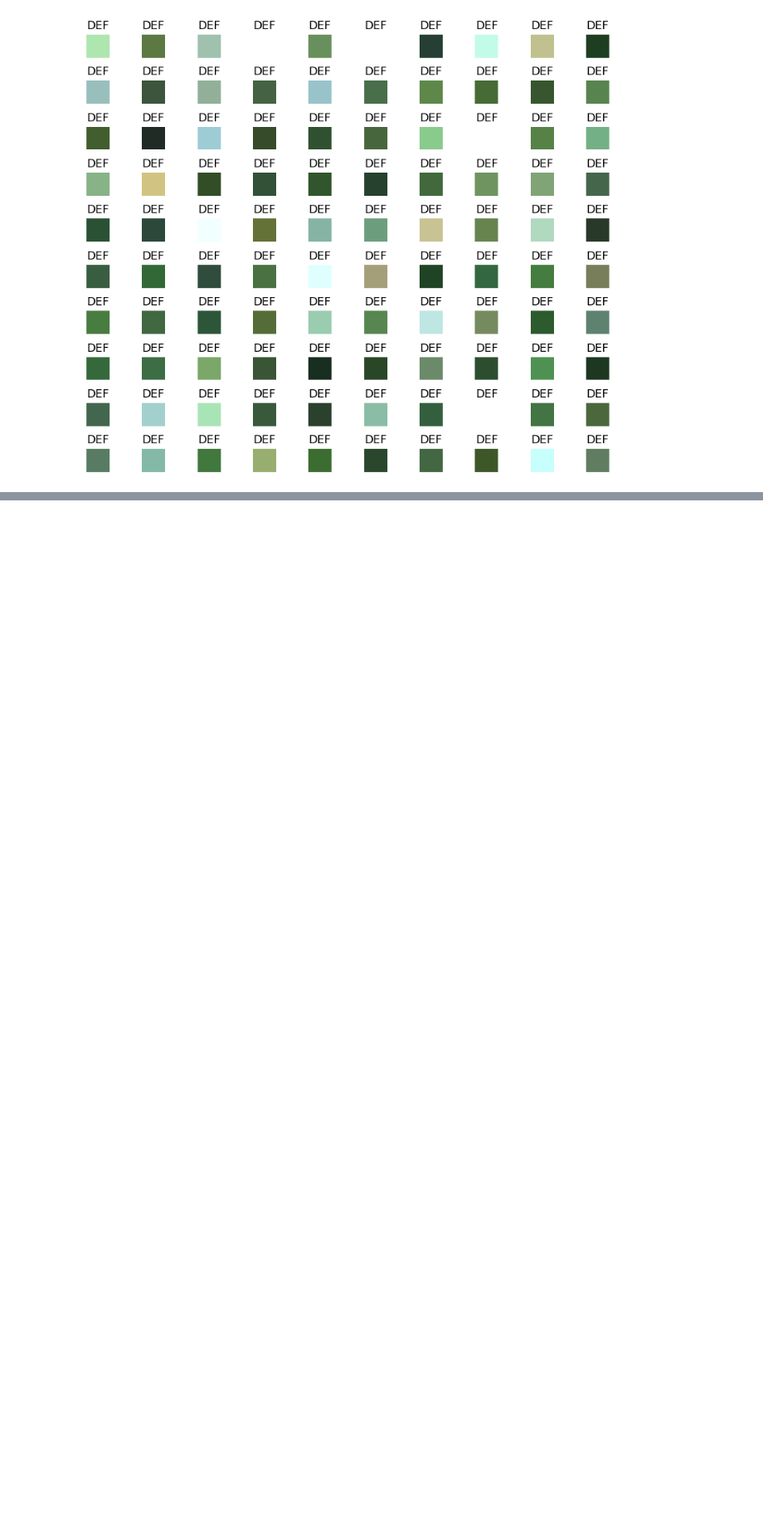
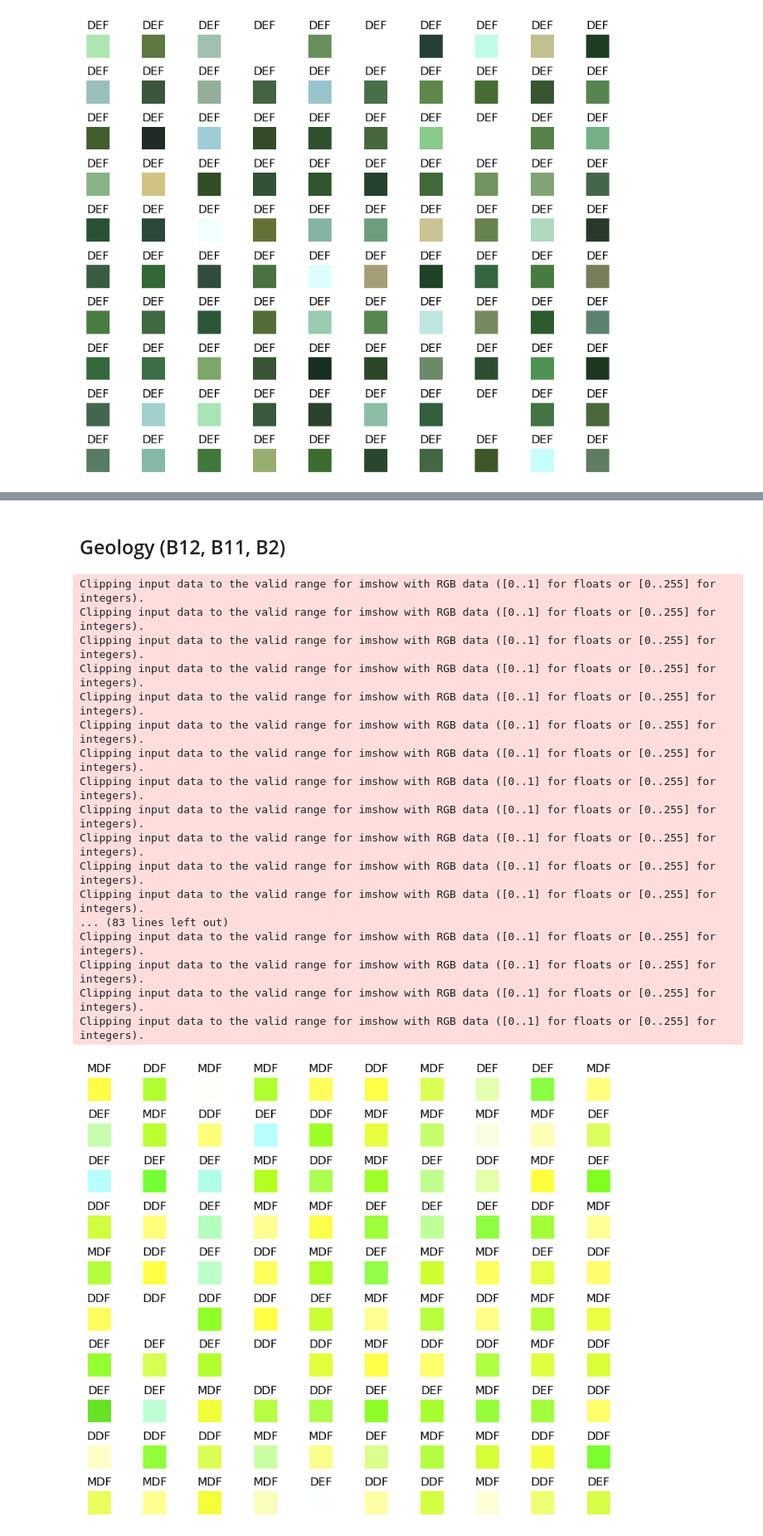
Before and after one commit to xHexlabx/SuperAI_SS4_Recap, a Jupyter notebook: SuperAI_SS4_Level_2/Hack_7_Forest_Type_Classification/Forest_Type_Image_Classification.ipynb, the cells around one changed output, grey strips where cells are left out. Shown at 83% size. Saved outputs shown, nothing was run; the diff lists cells and outputs as text; code cells hidden in the pictures; blank space fills up the shorter version.

```diff
--- a/SuperAI_SS4_Level_2/Hack_7_Forest_Type_Classification/Forest_Type_Image_Classification.ipynb
+++ b/SuperAI_SS4_Level_2/Hack_7_Forest_Type_Classification/Forest_Type_Image_Classification.ipynb
@@ -233,0 +304,40 @@ Clipping input data to the valid range for imshow with RGB data ([0..1] for floa
+# %% [markdown]
+## Geology (B12, B11, B2)
+# %%
+size = 100
+
+x = np.stack([ np.array( [ [train_df.iloc[idx]['b12'] , train_df.iloc[idx]['b11'] , train_df.iloc[idx]['b2'] ] ] ) for idx in range(size)])
+y = [train_df.iloc[idx]['nforest_type'] for idx in range(size)]
+
+x = np.reshape(x, (size , 1 , 1 , 3))
+
+fig, axes = plt.subplots(nrows = 10, ncols=10, figsize=(10, 8))
+
+for idx in range(100) :
+
+    axes[idx // 10 ,idx % 10].imshow(x[idx] / 1000)
+    axes[idx // 10 ,idx % 10].axis('off')
+    axes[idx // 10 ,idx % 10].set_title(y[idx])
+
+fig.subplots_adjust(left = 0.1, right = 0.9, top = 0.9, bottom = 0.1, hspace=1)
+
+plt.show()
+# %% [output]
+Clipping input data to the valid range for imshow with RGB data ([0..1] for floats or [0..255] for integers).
+Clipping input data to the valid range for imshow with RGB data ([0..1] for floats or [0..255] for integers).
+Clipping input data to the valid range for imshow with RGB data ([0..1] for floats or [0..255] for integers).
+Clipping input data to the valid range for imshow with RGB data ([0..1] for floats or [0..255] for integers).
+Clipping input data to the valid range for imshow with RGB data ([0..1] for floats or [0..255] for integers).
+Clipping input data to the valid range for imshow with RGB data ([0..1] for floats or [0..255] for integers).
+Clipping input data to the valid range for imshow with RGB data ([0..1] for floats or [0..255] for integers).
+Clipping input data to the valid range for imshow with RGB data ([0..1] for floats or [0..255] for integers).
+Clipping input data to the valid range for imshow with RGB data ([0..1] for floats or [0..255] for integers).
+Clipping input data to the valid range for imshow with RGB data ([0..1] for floats or [0..255] for integers).
+Clipping input data to the valid range for imshow with RGB data ([0..1] for floats or [0..255] for integers).
+Clipping input data to the valid range for imshow with RGB data ([0..1] for floats or [0..255] for integers).
+... (83 lines left out)
+Clipping input data to the valid range for imshow with RGB data ([0..1] for floats or [0..255] for integers).
+Clipping input data to the valid range for imshow with RGB data ([0..1] for floats or [0..255] for integers).
+Clipping input data to the valid range for imshow with RGB data ([0..1] for floats or [0..255] for integers).
+Clipping input data to the valid range for imshow with RGB data ([0..1] for floats or [0..255] for integers).
+[figure, added]
```
Also changed, not shown: parts of 13 cells of this notebook.
